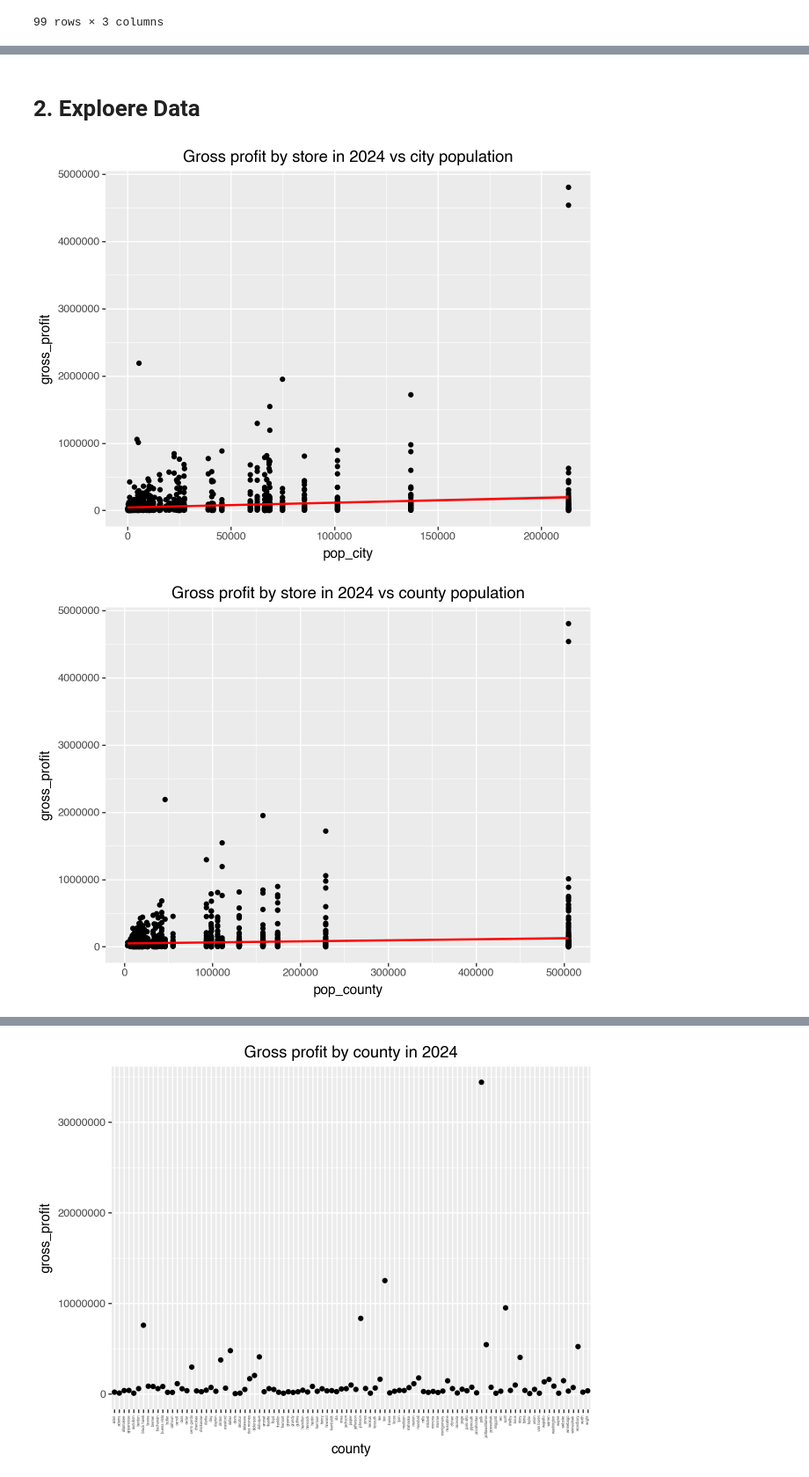
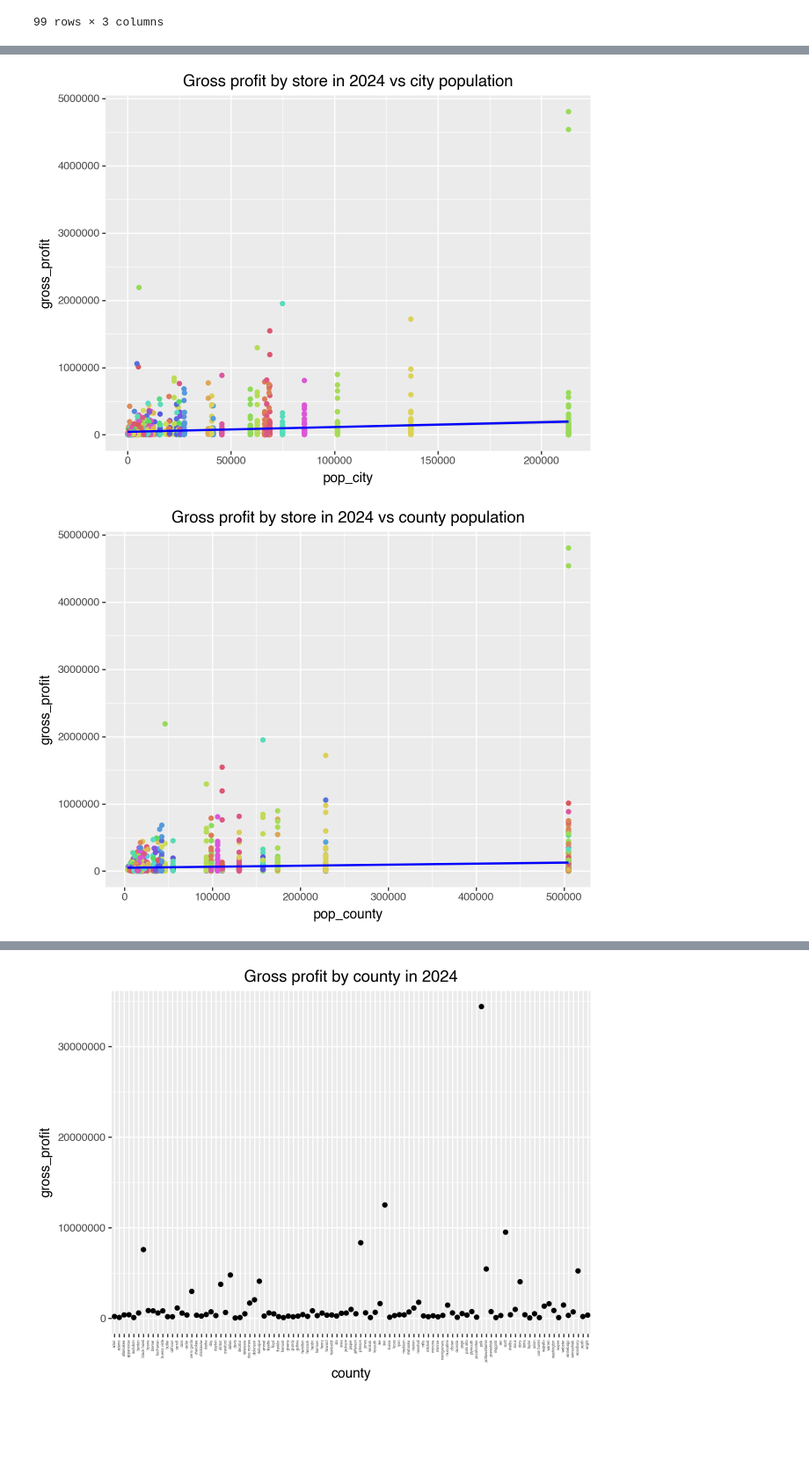
Before and after one commit to advanced-computing/fred-naga-lab2, a Jupyter notebook: iowa_liquor_naga.ipynb, the cells around one changed output, grey strips where cells are left out. Shown at 88% size. Saved outputs shown, nothing was run; the diff lists cells and outputs as text; code cells hidden in the pictures; blank space fills up the shorter version.

```diff
--- a/iowa_liquor_naga.ipynb
+++ b/iowa_liquor_naga.ipynb
@@ -229,0 +278,10 @@ WARNING:root:Requests made without an app_token will be subject to strict thrott
+# %%
+df_drinking = pd.read_csv('data/iowa_excessive_drinking.csv')
+df_drinking.columns = df_drinking.columns.str.lower()
+df_drinking.rename(columns={
+    'county value**': 'excessive_drinking_percent',
+}, inplace=True)
+df_drinking['county'] = df_drinking['county'].str.lower()
+df_drinking['excessive_drinking_percent'] = df_drinking['excessive_drinking_percent'].str[:2]
+df_drinking = df_drinking[['county', 'excessive_drinking_percent']]
+df_drinking
@@ -232,6 +306,8 @@ WARNING:root:Requests made without an app_token will be subject to strict thrott
 # %%
 df_county = pd.merge(df_pop_county, df_income, on='county', how='left')
-df_county = df_county[['county', 'pop_county', 'annual_income']]
+df_county = pd.merge(df_county, df_fuel, on='county', how='left')
+df_county = pd.merge(df_county, df_drinking, on='county', how='left')
+df_county = df_county[['county', 'pop_county', 'annual_income', 'gas_sales', 'excessive_drinking_percent']]
 df = pd.merge(df_store, df_pop_city, on='city', how='left')
 df = pd.merge(df, df_county, on='county', how='left')
 df
@@ -252,25 +328,25 @@ df
-# %% [markdown]
-# 2. Exploere Data
 # %%
-df_store_pop = df.groupby(['store', 'pop_city'])['gross_profit'].sum().reset_index(name='gross_profit')
+df_store_pop = df.groupby(['store', 'pop_city', 'city'])['gross_profit'].sum().reset_index(name='gross_profit')
 plot = (
-    p9.ggplot(df_store_pop, p9.aes(x='pop_city', y='gross_profit')) +
+    p9.ggplot(df_store_pop, p9.aes(x='pop_city', y='gross_profit', color='city')) +
     p9.geom_point() +
-    p9.geom_smooth(color='red') +
-    p9.labs(title='Gross profit by store in 2024 vs city population')
+    p9.geom_smooth(color='blue') +
+    p9.labs(title='Gross profit by store in 2024 vs city population') +
+    p9.theme(legend_position='none')
 )
 plot
 # %% [output]
-[figure, old version]
+[figure, new version]
 # %%
-df_store_pop_county = df.groupby(['store', 'pop_county'])['gross_profit'].sum().reset_index(name='gross_profit')
+df_store_pop_county = df.groupby(['store', 'pop_county', 'city'])['gross_profit'].sum().reset_index(name='gross_profit')
 plot = (
-    p9.ggplot(df_store_pop_county, p9.aes(x='pop_county', y='gross_profit')) +
+    p9.ggplot(df_store_pop_county, p9.aes(x='pop_county', y='gross_profit', color='city')) +
     p9.geom_point() +
-    p9.geom_smooth(color='red') +
-    p9.labs(title='Gross profit by store in 2024 vs county population')
+    p9.geom_smooth(color='blue') +
+    p9.labs(title='Gross profit by store in 2024 vs county population') +
+    p9.theme(legend_position='none')
 )
 plot
 # %% [output]
-[figure, old version]
+[figure, new version]
 # %%
```
Also changed, not shown: parts of 12 cells of this notebook, 1 other file.
